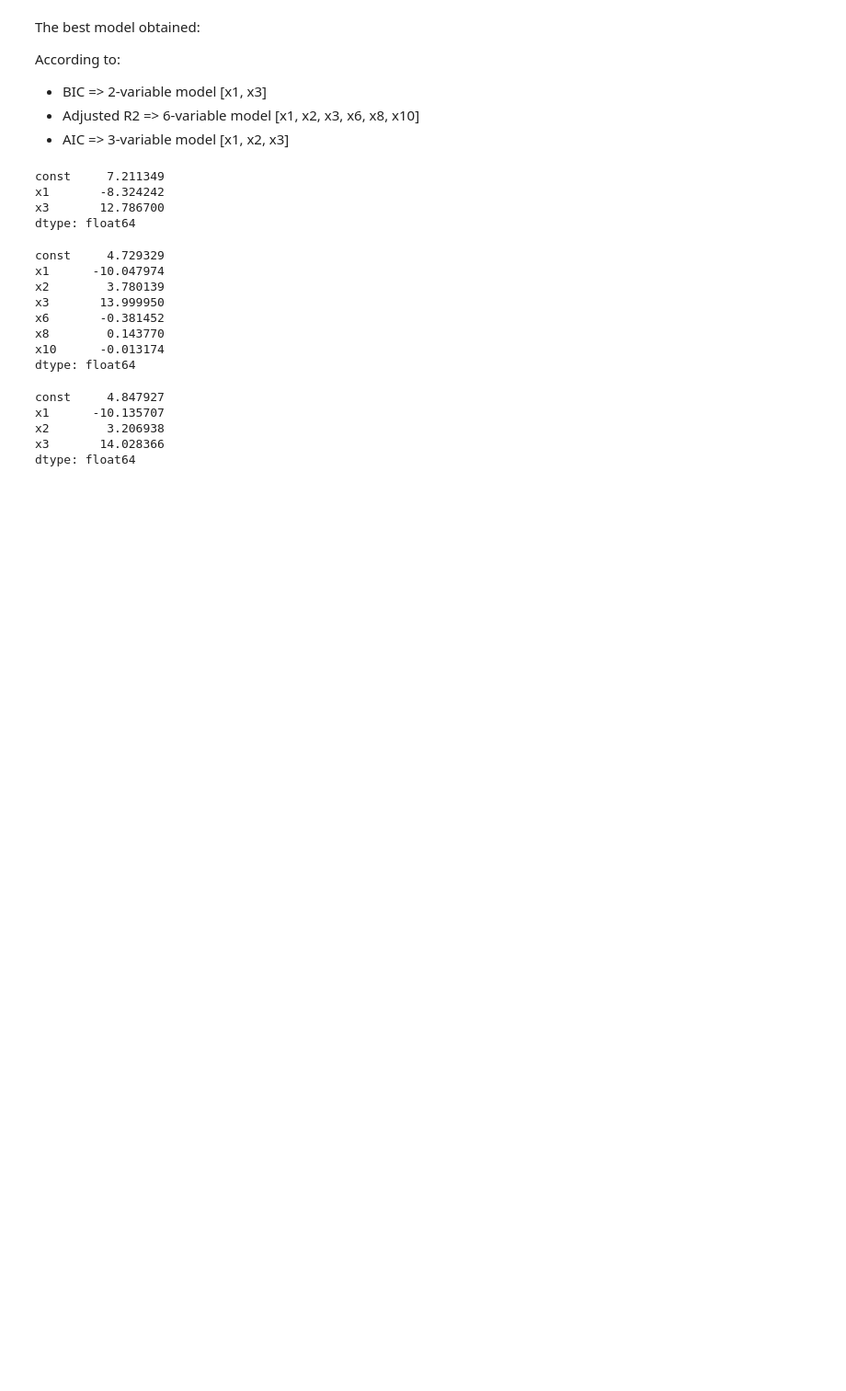
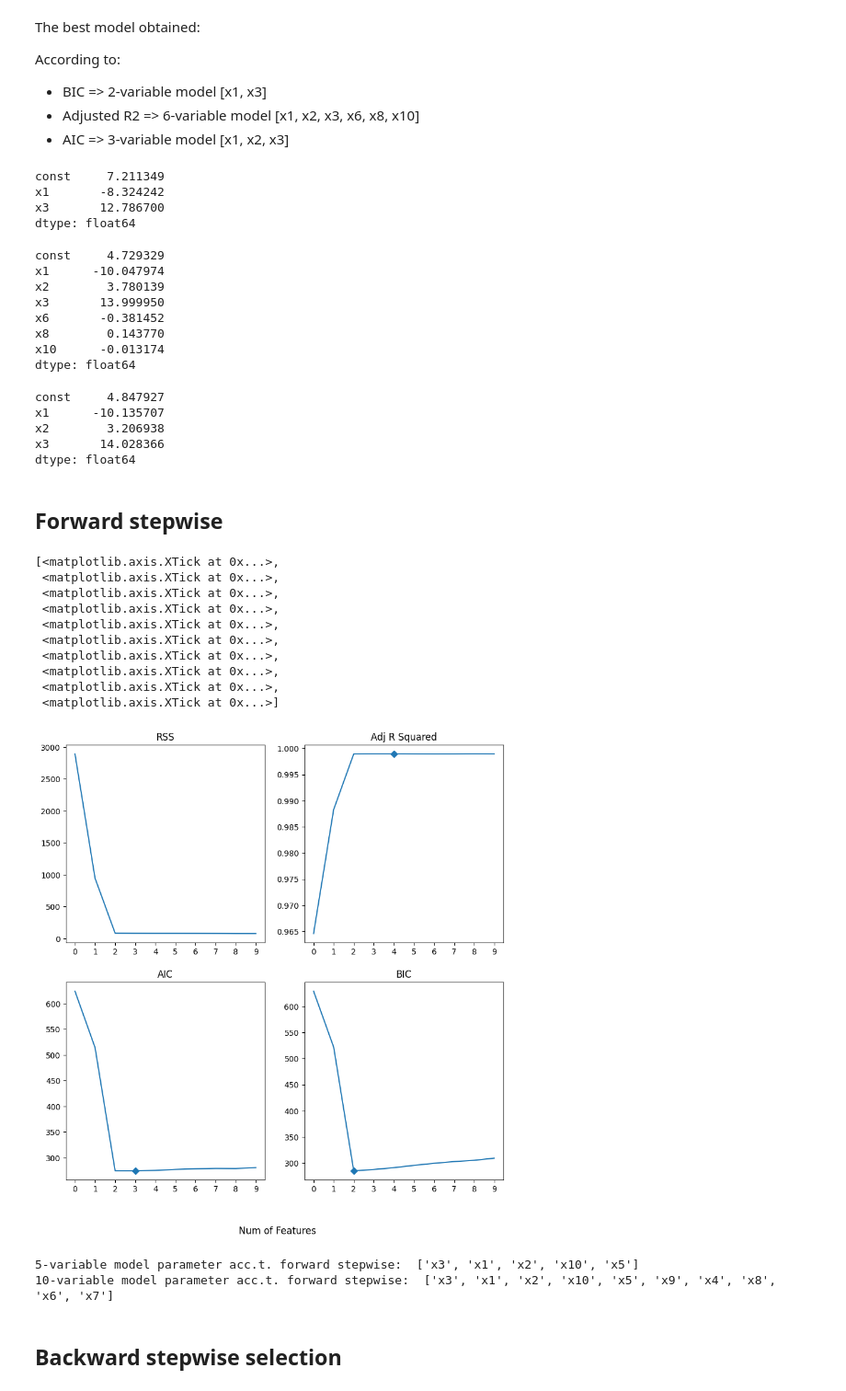
Before and after one commit to MaxBiber/statistics, a Jupyter notebook: forward_backward_stepwise_selection.ipynb, the cells around one changed output. Shown at 92% size. Saved outputs shown, nothing was run; the diff lists cells and outputs as text; code cells hidden in the pictures; blank space fills up the shorter version.

Commit message:
best subset selection and backward stepwise

```diff
--- a/forward_backward_stepwise_selection.ipynb
+++ b/forward_backward_stepwise_selection.ipynb
@@ -166,3 +168,5 @@ x1      -10.135707
 x2        3.206938
 x3       14.028366
 dtype: float64
+# %% [markdown]
+## Forward stepwise
@@ -168,0 +199,48 @@ dtype: float64
+# %%
+bestsub_forward = forward_stepwise(X, y, 10)
+# %%
+aic_fwd = [model[1].aic for model in bestsub_forward]
+bic_fwd = [model[1].bic for model in bestsub_forward]
+r2_adj_fwd = [model[1].rsquared_adj for model in bestsub_forward]
+rss_fwd = [model[1].ssr for model in bestsub_forward]
+# %%
+fig, axes = plt.subplots(2, 2, sharex=False, sharey=False)
+fig.set_figheight(10)
+fig.set_figwidth(10)
+fig.supxlabel('Num of Features')
+
+axes[0, 0].plot(rss_fwd)
+axes[0, 0].set_title('RSS')
+axes[0, 0].set_xticks(np.arange(0, 10, 1))
+
+axes[0, 1].plot(r2_adj_fwd, markevery=[np.argmax(r2_adj_fwd)], marker='D')
+axes[0, 1].set_title('Adj R Squared')
+axes[0, 1].set_xticks(np.arange(0, 10, 1))
+
+axes[1, 0].plot(aic_fwd, markevery=[np.argmin(aic_fwd)], marker='D')
+axes[1, 0].set_title('AIC')
+axes[1, 0].set_xticks(np.arange(0, 10, 1))
+
+axes[1, 1].plot(bic_fwd, markevery=[np.argmin(bic_fwd)], marker='D')
+axes[1, 1].set_title('BIC')
+axes[1, 1].set_xticks(np.arange(0, 10, 1))
+# %% [output]
+[<matplotlib.axis.XTick at 0x...>,
+ <matplotlib.axis.XTick at 0x...>,
+ <matplotlib.axis.XTick at 0x...>,
+ <matplotlib.axis.XTick at 0x...>,
+ <matplotlib.axis.XTick at 0x...>,
+ <matplotlib.axis.XTick at 0x...>,
+ <matplotlib.axis.XTick at 0x...>,
+ <matplotlib.axis.XTick at 0x...>,
+ <matplotlib.axis.XTick at 0x...>,
+ <matplotlib.axis.XTick at 0x...>]
+[figure, added]
+# %%
+print('5-variable model parameter acc.t. forward stepwise: ', bestsub_forward[4][0])
+print('10-variable model parameter acc.t. forward stepwise: ', bestsub_forward[9][0])
+# %% [output]
+5-variable model parameter acc.t. forward stepwise:  ['x3', 'x1', 'x2', 'x10', 'x5']
+10-variable model parameter acc.t. forward stepwise:  ['x3', 'x1', 'x2', 'x10', 'x5', 'x9', 'x4', 'x8', 'x6', 'x7']
+# %% [markdown]
+## Backward stepwise selection
```
Also changed, not shown: parts of 8 cells of this notebook.
